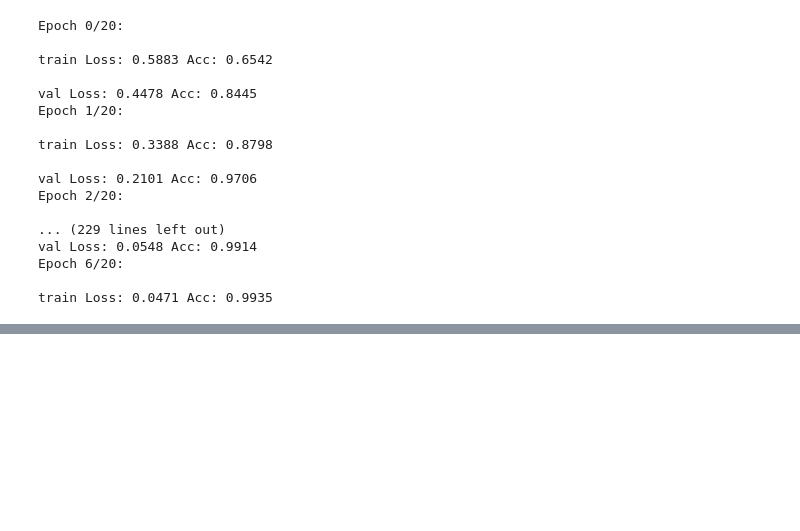
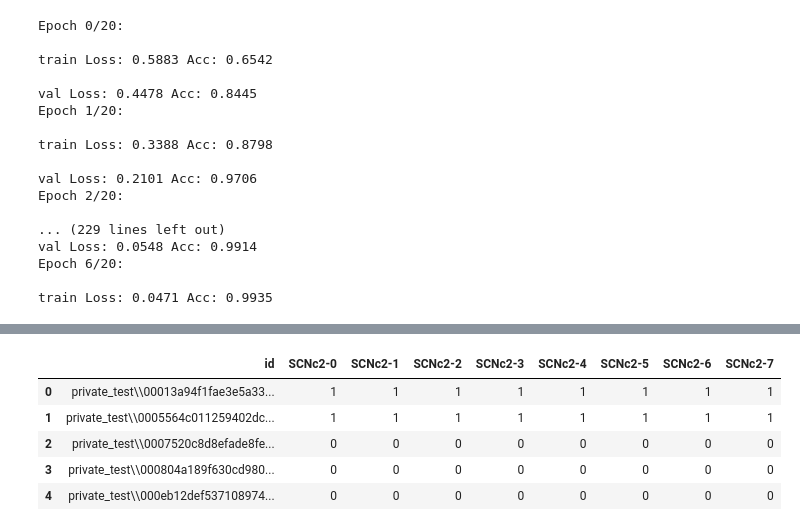
Before and after one commit to BIDMAL/idao-2021, a Jupyter notebook: trackA/SCN-type.ipynb, the cells around one changed output, grey strips where cells are left out. Cells and saved outputs as stored; diff of their text form; code cells hidden in the pictures; blank space fills up the shorter version.

```diff
--- a/trackA/SCN-type.ipynb
+++ b/trackA/SCN-type.ipynb
@@ -317,0 +321,33 @@ len(dict_pred['SCNc2-1'])
+# %%
+data_frame['SCNc2-0'] = data_frame['SCNc2-0'].replace({
+    0: '1',  #ER
+    1: '0'}) #NR
+data_frame['SCNc2-1'] = data_frame['SCNc2-1'].replace({
+    0: '1',  #ER
+    1: '0'}) #NR
+data_frame['SCNc2-2'] = data_frame['SCNc2-2'].replace({
+    0: '1',  #ER
+    1: '0'}) #NR
+data_frame['SCNc2-3'] = data_frame['SCNc2-3'].replace({
+    0: '1',  #ER
+    1: '0'}) #NR
+data_frame['SCNc2-4'] = data_frame['SCNc2-4'].replace({
+    0: '1',  #ER
+    1: '0'}) #NR
+data_frame['SCNc2-5'] = data_frame['SCNc2-5'].replace({
+    0: '1',  #ER
+    1: '0'}) #NR
+data_frame['SCNc2-6'] = data_frame['SCNc2-6'].replace({
+    0: '1',  #ER
+    1: '0'}) #NR
+data_frame['SCNc2-7'] = data_frame['SCNc2-7'].replace({
+    0: '1',  #ER
+    1: '0'}) #NR
+data_frame.head()
+# %% [output]
+|  | id | SCNc2-0 | SCNc2-1 | SCNc2-2 | SCNc2-3 | SCNc2-4 | SCNc2-5 | SCNc2-6 | SCNc2-7 |
+| 0 | private_test\\00013a94f1fae3e5a33... | 1 | 1 | 1 | 1 | 1 | 1 | 1 | 1 |
+| 1 | private_test\\0005564c011259402dc... | 1 | 1 | 1 | 1 | 1 | 1 | 1 | 1 |
+| 2 | private_test\\0007520c8d8efade8fe... | 0 | 0 | 0 | 0 | 0 | 0 | 0 | 0 |
+| 3 | private_test\\000804a189f630cd980... | 0 | 0 | 0 | 0 | 0 | 0 | 0 | 0 |
+| 4 | private_test\\000eb12def537108974... | 0 | 0 | 0 | 0 | 0 | 0 | 0 | 0 |
```
Also changed, not shown: parts of 5 cells of this notebook, 1 other file.
